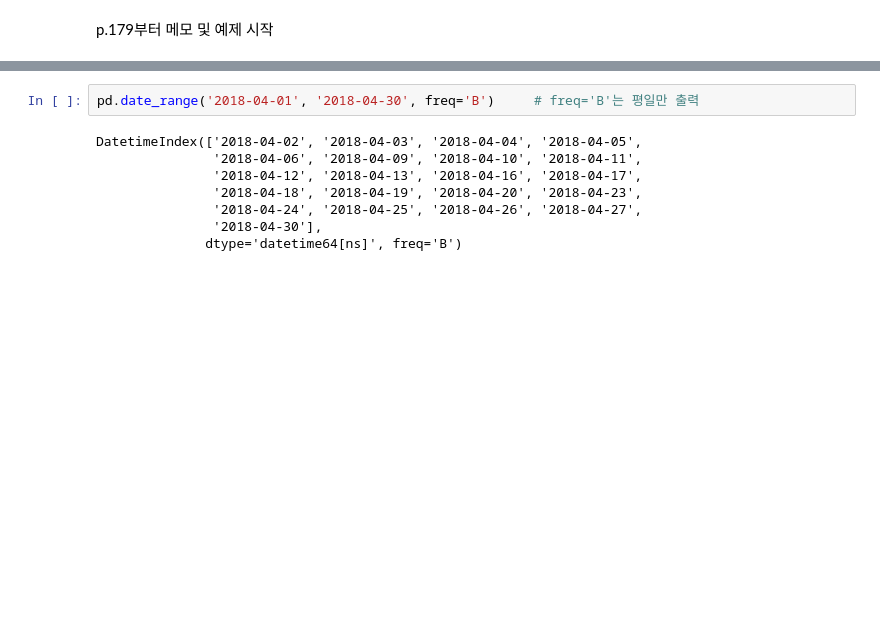
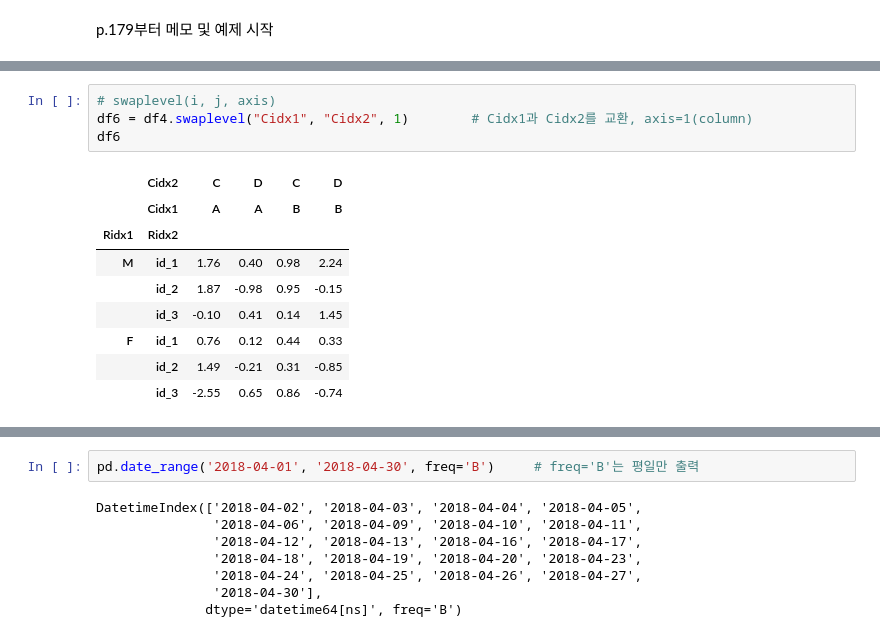
Before and after one commit to Minsoo0405/pythonbasic, a Jupyter notebook: 15python.ipynb, the cells around one changed output, grey strips where cells are left out. Saved outputs shown, nothing was run; the diff lists cells and outputs as text; blank space fills up the shorter version.

```diff
--- a/15python.ipynb
+++ b/15python.ipynb
@@ -136,0 +305,14 @@ p.179부터 메모 및 예제 시작
+# %%
+# swaplevel(i, j, axis)
+df6 = df4.swaplevel("Cidx1", "Cidx2", 1)        # Cidx1과 Cidx2를 교환, axis=1(column)
+df6
+# %% [output]
+|  | Cidx2 | C | D | C | D |
+|  | Cidx1 | A | A | B | B |
+| Ridx1 | Ridx2 |  |  |  |  |
+| M | id_1 | 1.76 | 0.40 | 0.98 | 2.24 |
+|  | id_2 | 1.87 | -0.98 | 0.95 | -0.15 |
+|  | id_3 | -0.10 | 0.41 | 0.14 | 1.45 |
+| F | id_1 | 0.76 | 0.12 | 0.44 | 0.33 |
+|  | id_2 | 1.49 | -0.21 | 0.31 | -0.85 |
+|  | id_3 | -2.55 | 0.65 | 0.86 | -0.74 |
```
Also changed, not shown: parts of 63 cells of this notebook.
